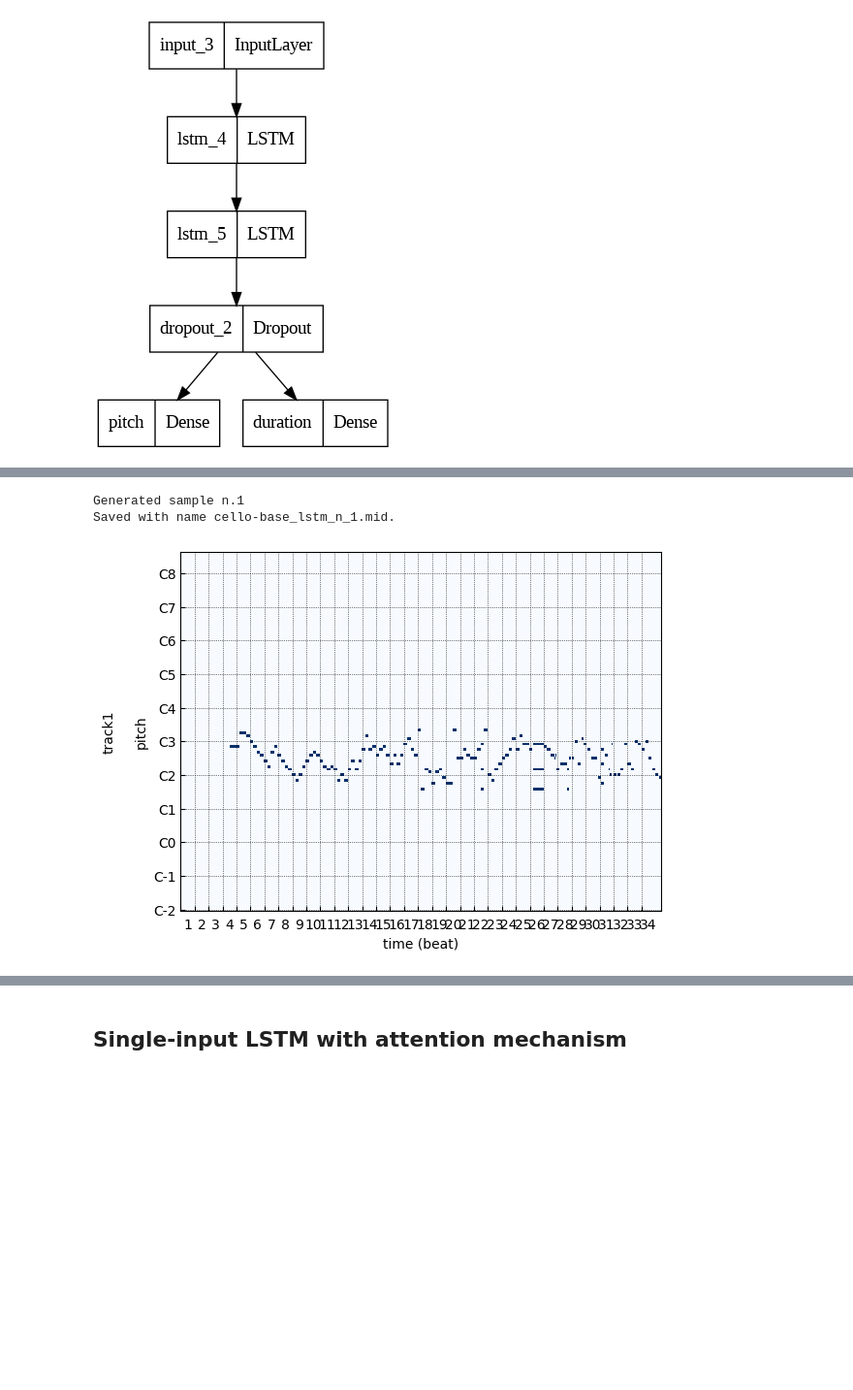
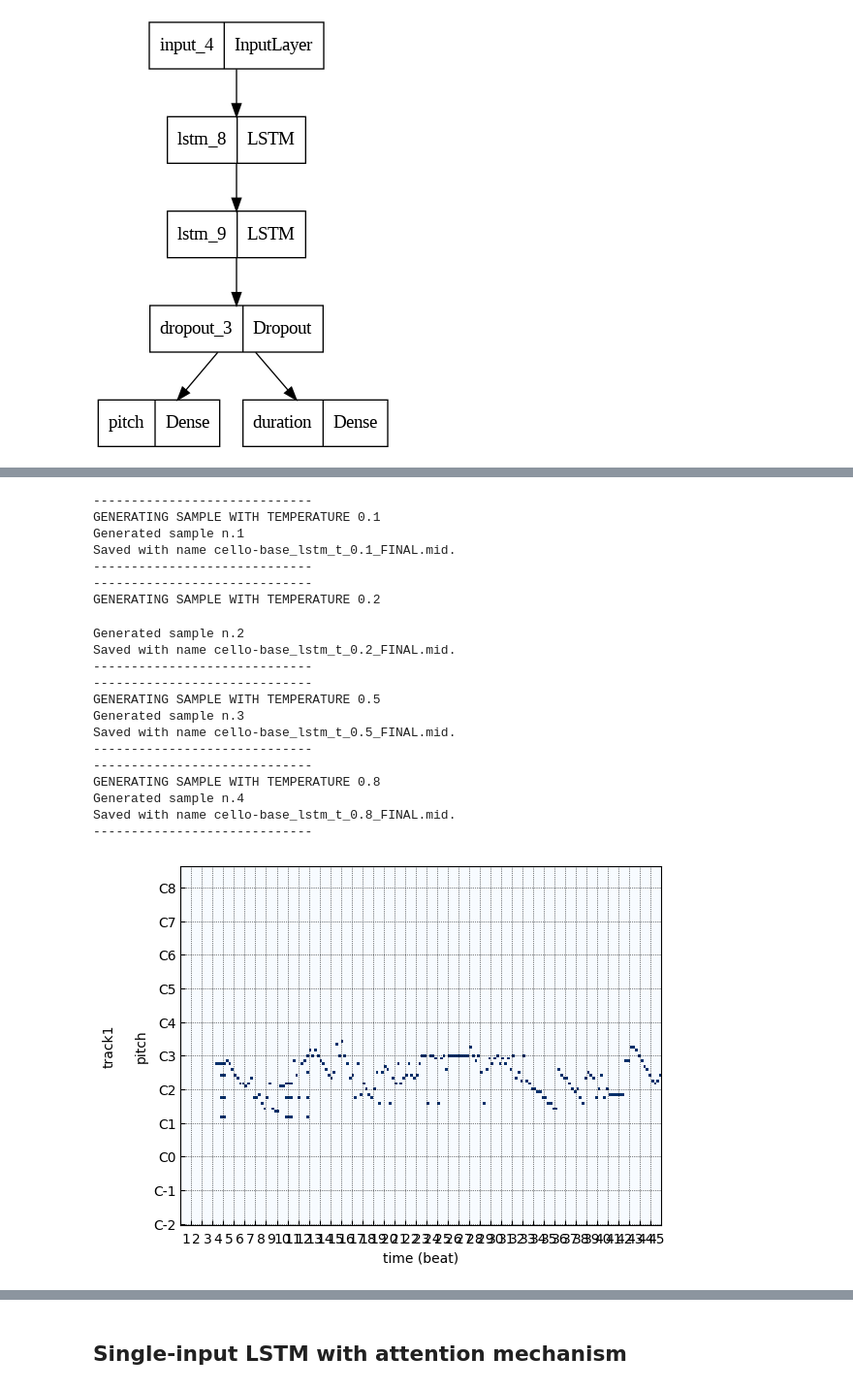
Before and after one commit to STarrio/generative-music, a Jupyter notebook: RNNMusicGeneration.ipynb, the cells around one changed output, grey strips where cells are left out. Shown at 97% size. Drawn from its saved outputs; the diff is of its cells as text; code cells hidden in the pictures; blank space fills up the shorter version.

```diff
--- a/RNNMusicGeneration.ipynb
+++ b/RNNMusicGeneration.ipynb
@@ -350,6 +350,7 @@ class RNNSampleGenerator:
 
         self.generated_sequence = (note_stream, duration_stream)
         self.n_sample=self.n_sample+1
+        self.cur_temp = temperature
         self.prob_heatmap = prob_heatmap
 
         notes_seed = np.array(notes_seed)
@@ -362,7 +363,7 @@ class RNNSampleGenerator:
 
     def gen2midi(self):
 
-        filename = f'{DATASET}-{self.model.name}_n_{self.n_sample}.mid'
+        filename = f'{DATASET}-{self.model.name}_t_{self.cur_temp}_FINAL.mid'
 
         notes, durations = self.generated_sequence
         extended_song = self.unpack(notes,durations)
@@ -504,9 +504,33 @@ rnn.plot_accuracy(train_hist)
 # %%
 sample_generator = RNNSampleGenerator(rnn, encoder=denc)
 # %%
-sample_generator.generate(([],[]),sample_length=150,temperature=0.5)
-sample_generator.gen2midi()
+temps = [0.1, 0.2, 0.5, 0.8]
+for temp in temps:
+  print('-----------------------------')
+  print(f'GENERATING SAMPLE WITH TEMPERATURE {temp}')
+  sample_generator.generate(([],[]),sample_length=150,temperature=temp)
+  sample_generator.gen2midi()
+  sample_generator.plot_probs_heatmap()
+  print('-----------------------------')
 # %% [output]
+-----------------------------
+GENERATING SAMPLE WITH TEMPERATURE 0.1
 Generated sample n.1
-Saved with name cello-base_lstm_n_1.mid.
+Saved with name cello-base_lstm_t_0.1_FINAL.mid.
+-----------------------------
+-----------------------------
+GENERATING SAMPLE WITH TEMPERATURE 0.2
+Generated sample n.2
+Saved with name cello-base_lstm_t_0.2_FINAL.mid.
+-----------------------------
+-----------------------------
+GENERATING SAMPLE WITH TEMPERATURE 0.5
+Generated sample n.3
+Saved with name cello-base_lstm_t_0.5_FINAL.mid.
+-----------------------------
+-----------------------------
+GENERATING SAMPLE WITH TEMPERATURE 0.8
+Generated sample n.4
+Saved with name cello-base_lstm_t_0.8_FINAL.mid.
+-----------------------------
-[figure, old version]
+[figure, new version]
```
Also changed, not shown: parts of 6 cells of this notebook.
